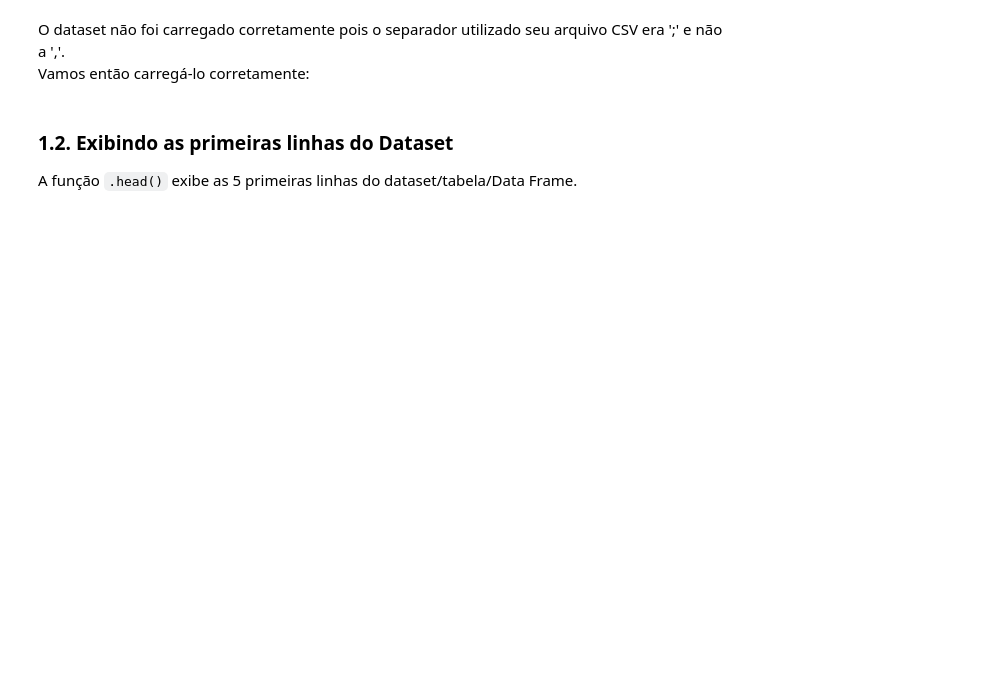
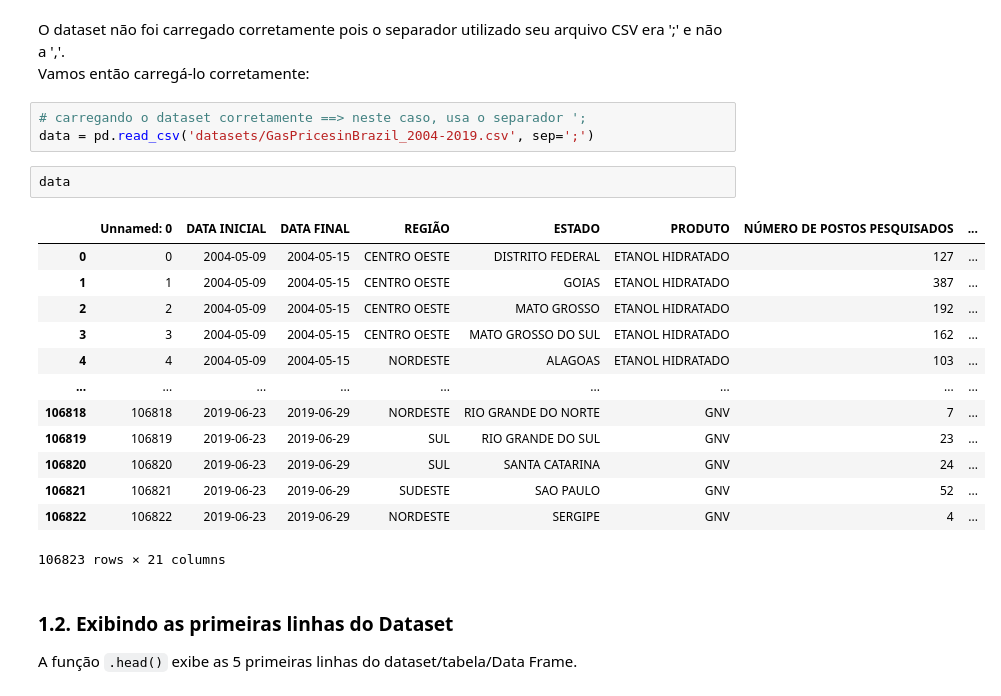
Before and after one commit to RafaelSilvaCastro/analise-de-dados, a Jupyter notebook: pandas-essencial/manipulacao_de_dados_codigo_base.ipynb, the cells around one changed output. Drawn from its saved outputs; the diff is of its cells as text; blank space fills up the shorter version.

```diff
--- a/pandas-essencial/manipulacao_de_dados_codigo_base.ipynb
+++ b/pandas-essencial/manipulacao_de_dados_codigo_base.ipynb
@@ -39,6 +49,25 @@ NameError: name 'data' is not defined
 # %% [markdown]
 O dataset não foi carregado corretamente pois o separador utilizado seu arquivo CSV era ';' e não a ','. <br/>
 Vamos então carregá-lo corretamente:
+# %%
+# carregando o dataset corretamente ==> neste caso, usa o separador ';
+data = pd.read_csv('datasets/GasPricesinBrazil_2004-2019.csv', sep=';')
+# %%
+data
+# %% [output]
+|  | Unnamed: 0 | DATA INICIAL | DATA FINAL | REGIÃO | ESTADO | PRODUTO | NÚMERO DE POSTOS PESQUISADOS | ... |
+| 0 | 0 | 2004-05-09 | 2004-05-15 | CENTRO OESTE | DISTRITO FEDERAL | ETANOL HIDRATADO | 127 | ... |
+| 1 | 1 | 2004-05-09 | 2004-05-15 | CENTRO OESTE | GOIAS | ETANOL HIDRATADO | 387 | ... |
+| 2 | 2 | 2004-05-09 | 2004-05-15 | CENTRO OESTE | MATO GROSSO | ETANOL HIDRATADO | 192 | ... |
+| 3 | 3 | 2004-05-09 | 2004-05-15 | CENTRO OESTE | MATO GROSSO DO SUL | ETANOL HIDRATADO | 162 | ... |
+| 4 | 4 | 2004-05-09 | 2004-05-15 | NORDESTE | ALAGOAS | ETANOL HIDRATADO | 103 | ... |
+| ... | ... | ... | ... | ... | ... | ... | ... | ... |
+| 106818 | 106818 | 2019-06-23 | 2019-06-29 | NORDESTE | RIO GRANDE DO NORTE | GNV | 7 | ... |
+| 106819 | 106819 | 2019-06-23 | 2019-06-29 | SUL | RIO GRANDE DO SUL | GNV | 23 | ... |
+| 106820 | 106820 | 2019-06-23 | 2019-06-29 | SUL | SANTA CATARINA | GNV | 24 | ... |
+| 106821 | 106821 | 2019-06-23 | 2019-06-29 | SUDESTE | SAO PAULO | GNV | 52 | ... |
+| 106822 | 106822 | 2019-06-23 | 2019-06-29 | NORDESTE | SERGIPE | GNV | 4 | ... |
+106823 rows × 21 columns
 # %% [markdown]
 ### 1.2. Exibindo as primeiras linhas do Dataset
 A função `.head()` exibe as 5 primeiras linhas do dataset/tabela/Data Frame.
```
Also changed, not shown: parts of 24 cells of this notebook.
